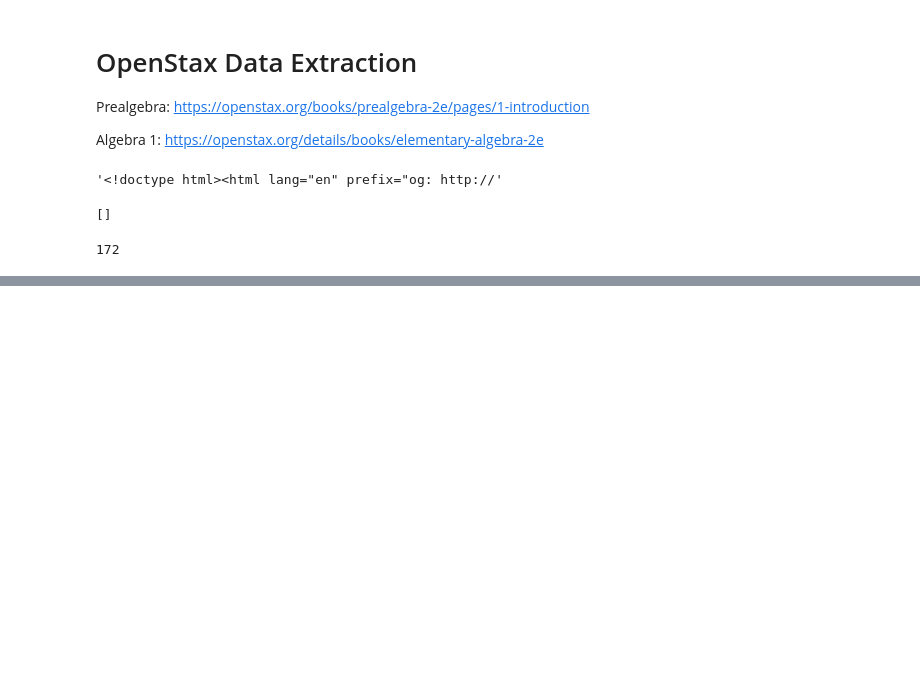
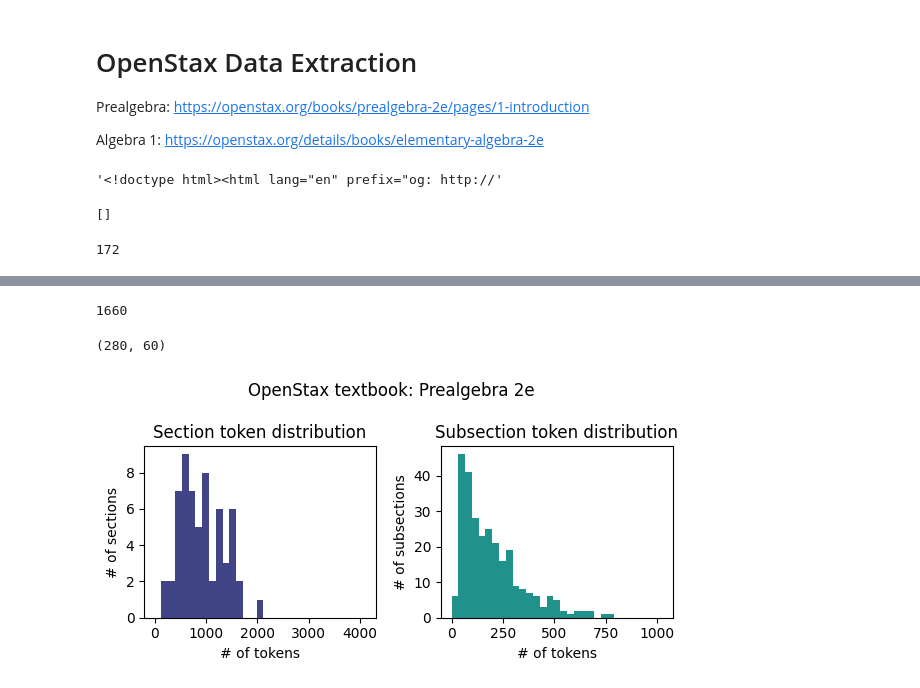
Before and after one commit to DigitalHarborFoundation/llm-math-education, a Jupyter notebook: notebook/OpenStaxDataExtraction.ipynb, the cells around one changed output, grey strips where cells are left out. Drawn from its saved outputs; the diff is of its cells as text; code cells hidden in the pictures; blank space fills up the shorter version.

```diff
--- a/notebook/OpenStaxDataExtraction.ipynb
+++ b/notebook/OpenStaxDataExtraction.ipynb
@@ -51,0 +47,3 @@ toc[3].parent.parent.parent.parent.parent.parent.find_all(attrs={"class": "os-te
+# %%
+for link in toc_links:
+    print(link.text)
@@ -51,0 +224,2 @@ toc[3].parent.parent.parent.parent.parent.parent.find_all(attrs={"class": "os-te
+# %%
+tokeniser = tiktoken.encoding_for_model("gpt-3.5-turbo-0613")
@@ -51,0 +267,54 @@ toc[3].parent.parent.parent.parent.parent.parent.find_all(attrs={"class": "os-te
+# %%
+def get_subsection_total(subsections):
+    total = 0
+    for subsection in subsections:
+        total += subsection["n_tokens"]
+        total += get_subsection_total(subsection["subsections"])
+    return total
+
+
+get_subsection_total(textbook_data[-5]["subsections"])
+# %% [output]
+1660
+# %%
+def get_subsection_sizes(subsections):
+    sizes = []
+    for subsection in subsections:
+        sizes.append(subsection["n_tokens"])
+        sizes.extend(get_subsection_sizes(subsection["subsections"]))
+    return sizes
+
+
+sizes = []
+section_totals = []
+for chapter_section in textbook_data:
+    if "subsections" not in chapter_section:
+        continue
+    sizes.extend(get_subsection_sizes(chapter_section["subsections"]))
+    section_totals.append(get_subsection_total(chapter_section["subsections"]))
+len(sizes), len(section_totals)
+# %% [output]
+(280, 60)
+# %%
+fig, axes = plt.subplots(1, 2, figsize=(6, 3))
+
+ax = axes[1]
+bins = np.linspace(0, 4096 // 4, num=4096 // 4 // 32)
+ax.hist(sizes, bins=bins, color=matplotlib.cm.viridis(0.5))
+ax.set_title("Subsection token distribution")
+ax.set_ylabel("# of subsections")
+ax.set_xlabel("# of tokens")
+
+ax = axes[0]
+bins = np.linspace(0, 4096, num=4096 // 4 // 32)
+ax.hist(section_totals, bins=bins, color=matplotlib.cm.viridis(0.2))
+ax.set_title("Section token distribution")
+ax.set_ylabel("# of sections")
+ax.set_xlabel("# of tokens")
+
+fig.suptitle("OpenStax textbook: Prealgebra 2e")
+fig.tight_layout()
+fig.savefig("../figures/openstax_prealgebra_token_hist.png", dpi=190)
+plt.show()
+# %% [output]
+[figure, added]
```
Also changed, not shown: parts of 13 cells of this notebook, 3 other files.
